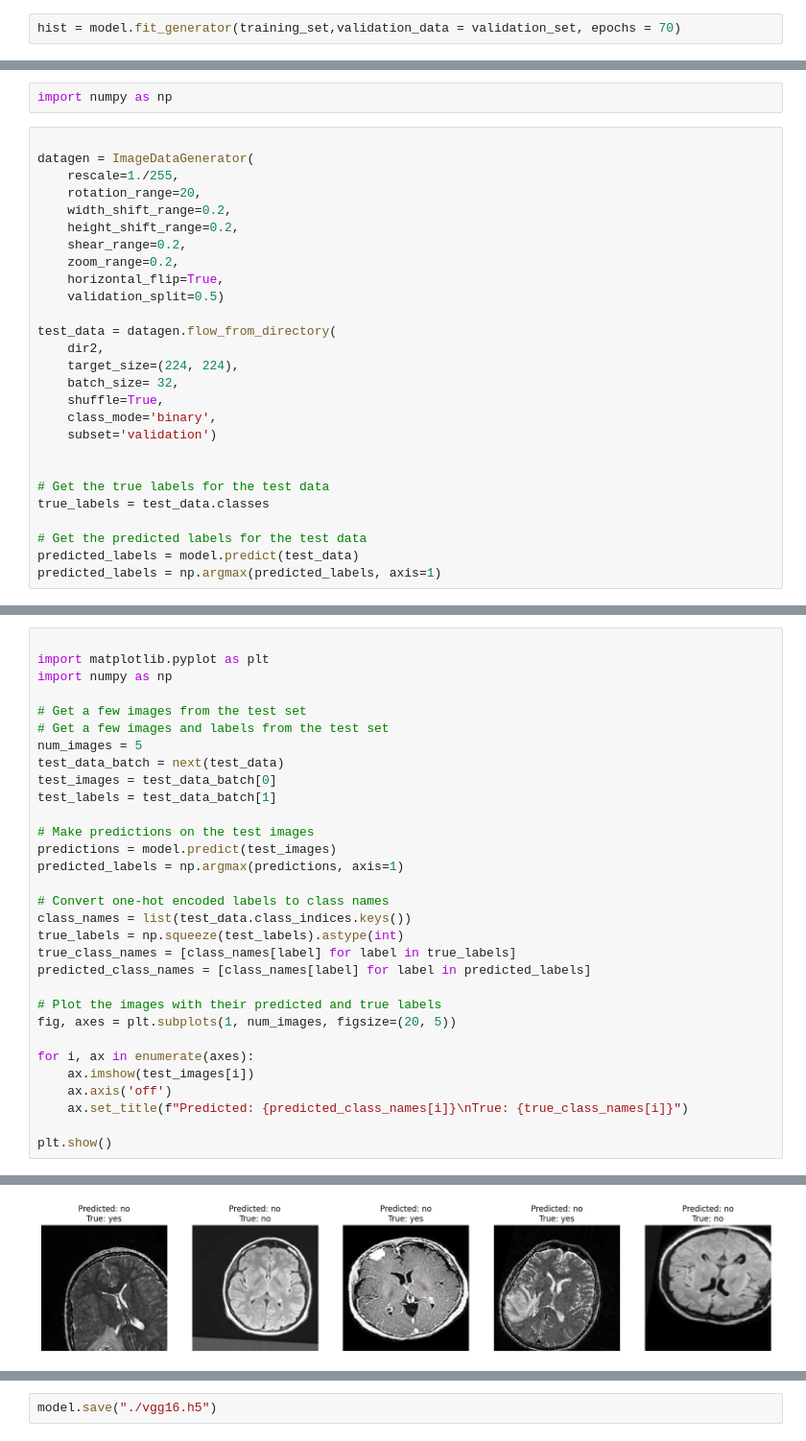
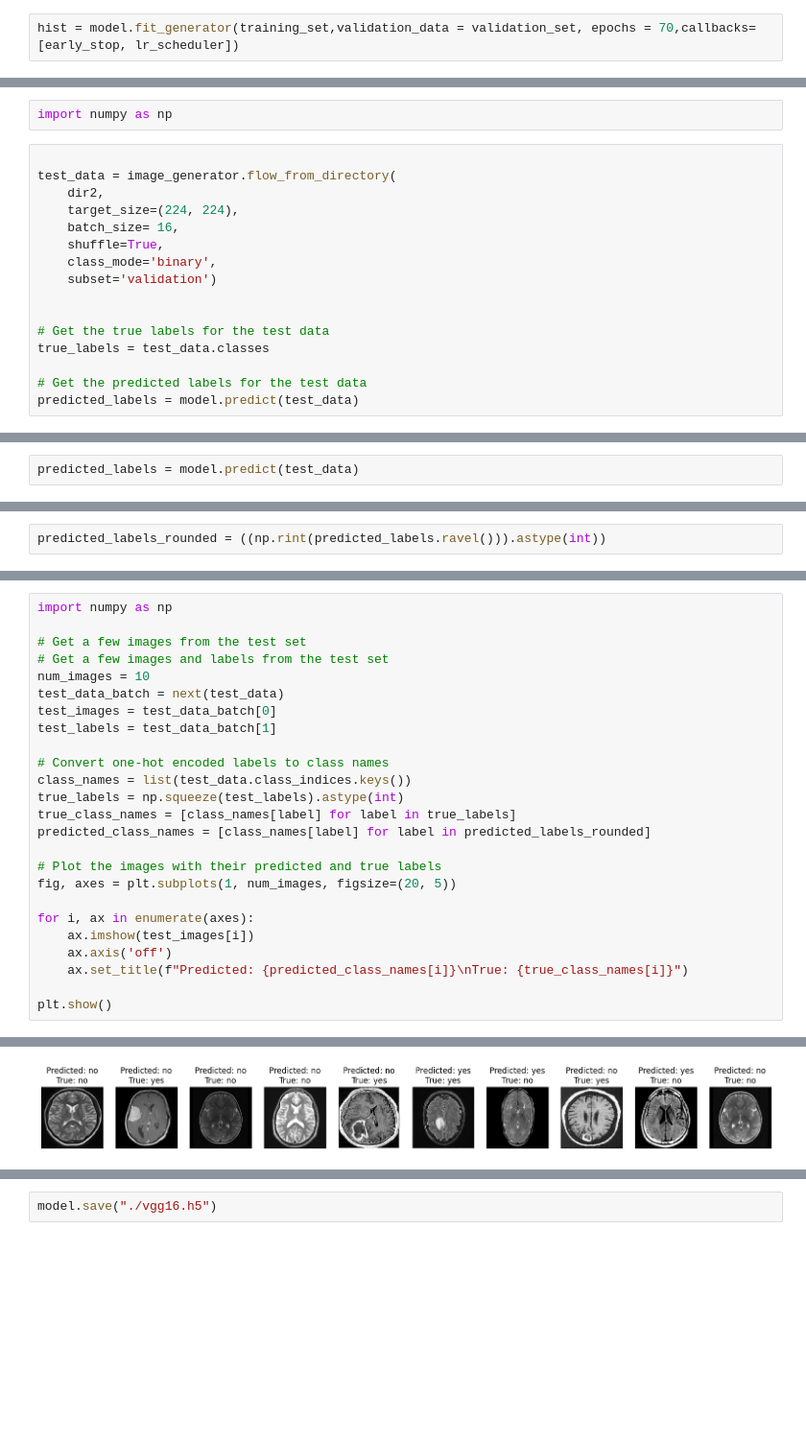
Before and after one commit to drishti-s1/Brain-Tumor-Detection-VGG16-Model, a Jupyter notebook: Brain_tumorDetection_using_VGG16.ipynb, the cells around one changed output, grey strips where cells are left out. Shown: that part at 96% size. Cells and saved outputs as stored; diff of their text form; blank space fills up the shorter version.

```diff
--- a/Brain_tumorDetection_using_VGG16.ipynb
+++ b/Brain_tumorDetection_using_VGG16.ipynb
@@ -122,6 +132,6 @@ _________________________________________________________________
 # %%
 model.compile(optimizer='adam',loss='binary_crossentropy',metrics=['accuracy'])
 # %%
-hist = model.fit_generator(training_set,validation_data = validation_set, epochs = 70)
+hist = model.fit_generator(training_set,validation_data = validation_set, epochs = 70,callbacks=[early_stop, lr_scheduler])
 # %% [output]
 Epoch 1/70
@@ -174,20 +182,10 @@ Text(0, 0.5, 'loss')
 import numpy as np
 # %%
 
-datagen = ImageDataGenerator(
-    rescale=1./255,
-    rotation_range=20,
-    width_shift_range=0.2,
-    height_shift_range=0.2,
-    shear_range=0.2,
-    zoom_range=0.2,
-    horizontal_flip=True,
-    validation_split=0.5)
-
-test_data = datagen.flow_from_directory(
+test_data = image_generator.flow_from_directory(
     dir2,
     target_size=(224, 224),
-    batch_size= 32,
+    batch_size= 16,
     shuffle=True,
     class_mode='binary',
     subset='validation')
@@ -198,5 +196,4 @@ true_labels = test_data.classes
 
 # Get the predicted labels for the test data
 predicted_labels = model.predict(test_data)
-predicted_labels = np.argmax(predicted_labels, axis=1)
 # %% [output]
@@ -204,0 +206,2 @@ Found 604 images belonging to 2 classes.
+# %%
+predicted_labels = model.predict(test_data)
@@ -205,3 +212,5 @@ Found 604 images belonging to 2 classes.
+# %%
+predicted_labels_rounded = ((np.rint(predicted_labels.ravel())).astype(int))
 # %%
  #Evaluate the model on the test set
 loss, accuracy = model.evaluate(test_data)
@@ -216,24 +225,18 @@ Test Accuracy: 0.6738410592079163
 # %%
-
-import matplotlib.pyplot as plt
 import numpy as np
 
 # Get a few images from the test set
 # Get a few images and labels from the test set
-num_images = 5
+num_images = 10
 test_data_batch = next(test_data)
 test_images = test_data_batch[0]
 test_labels = test_data_batch[1]
-
-# Make predictions on the test images
-predictions = model.predict(test_images)
-predicted_labels = np.argmax(predictions, axis=1)
 
 # Convert one-hot encoded labels to class names
 class_names = list(test_data.class_indices.keys())
 true_labels = np.squeeze(test_labels).astype(int)
 true_class_names = [class_names[label] for label in true_labels]
-predicted_class_names = [class_names[label] for label in predicted_labels]
+predicted_class_names = [class_names[label] for label in predicted_labels_rounded]
 
 # Plot the images with their predicted and true labels
 fig, axes = plt.subplots(1, num_images, figsize=(20, 5))
@@ -249,4 +251,4 @@ plt.show()
-[figure, old version]
+[figure, new version]
 # %%
 
 # Generate the classification report
```
Also changed, not shown: parts of 19 cells of this notebook.
